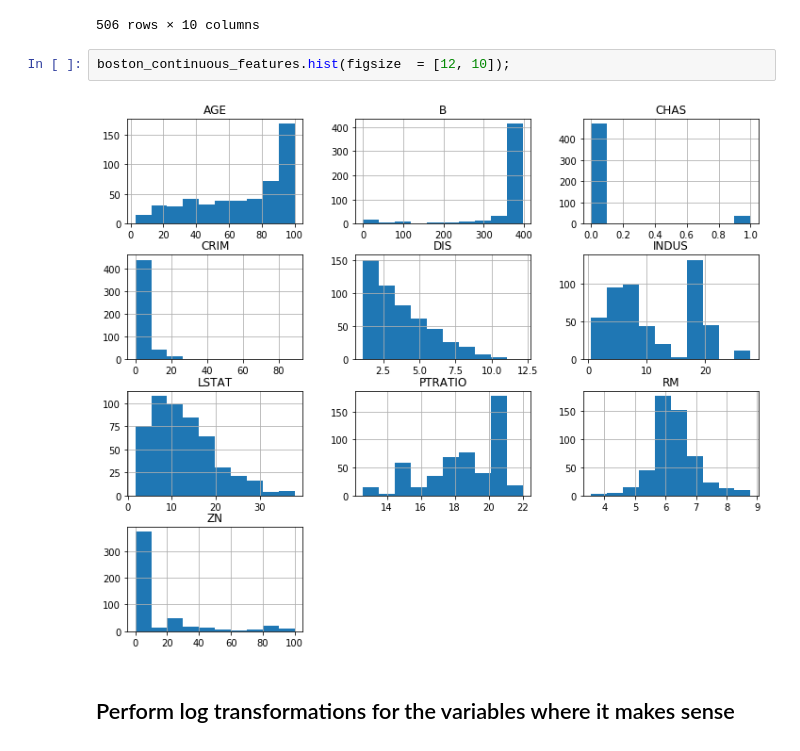
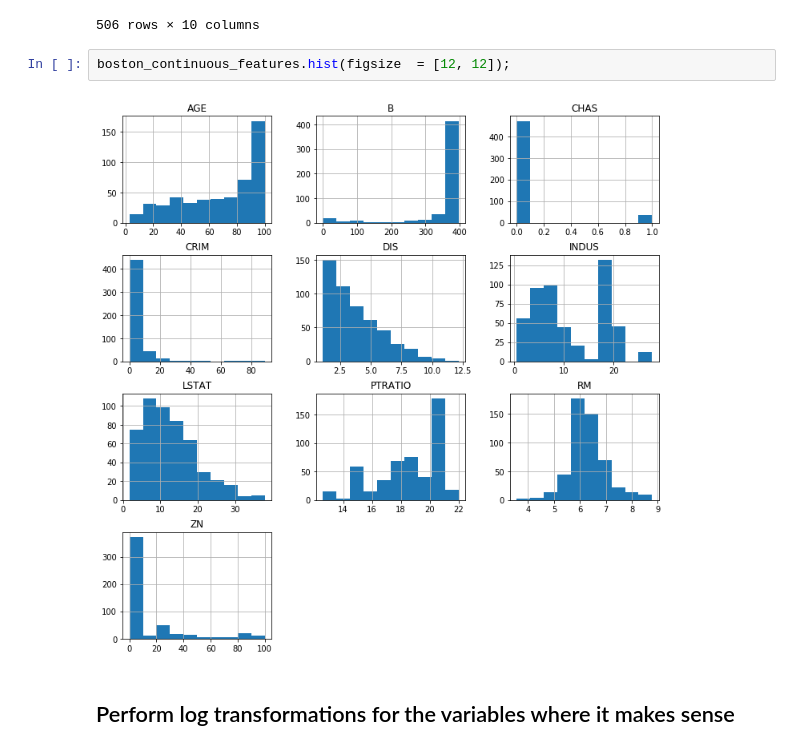
Before and after one commit to vanacorec/dsc-feature-scaling-and-normalization---lab-nyc-ds-career-012819, a Jupyter notebook: index.ipynb, the cells around one changed output. Cells and saved outputs as stored; diff of their text form.

```diff
--- a/index.ipynb
+++ b/index.ipynb
@@ -79,9 +79,9 @@ boston_continuous_features
 | 505 | 0.04741 | 0.0 | 11.93 | 0.0 | 6.030 | 80.8 | 2.5050 | 21.0 | 396.90 | 7.88 |
 506 rows × 10 columns
 # %%
-boston_continuous_features.hist(figsize  = [12, 10]);
+boston_continuous_features.hist(figsize  = [12, 12]);
 # %% [output]
-[figure, old version]
+[figure, new version]
 # %% [markdown]
 ## Perform log transformations for the variables where it makes sense
 # %% [markdown]
```
